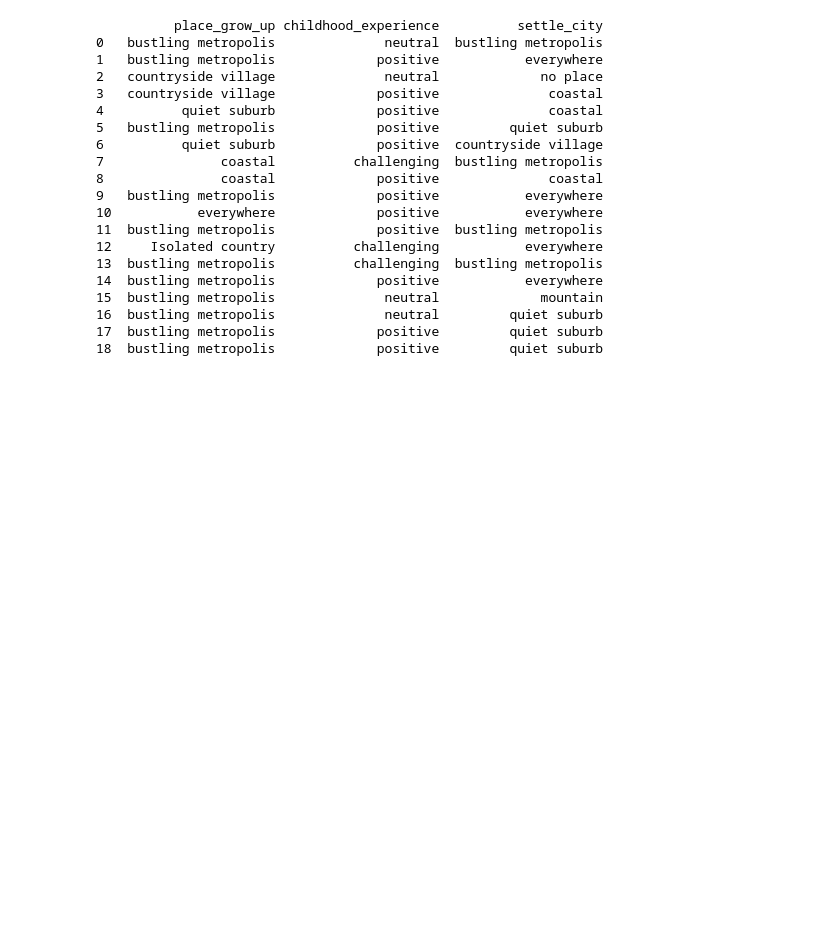
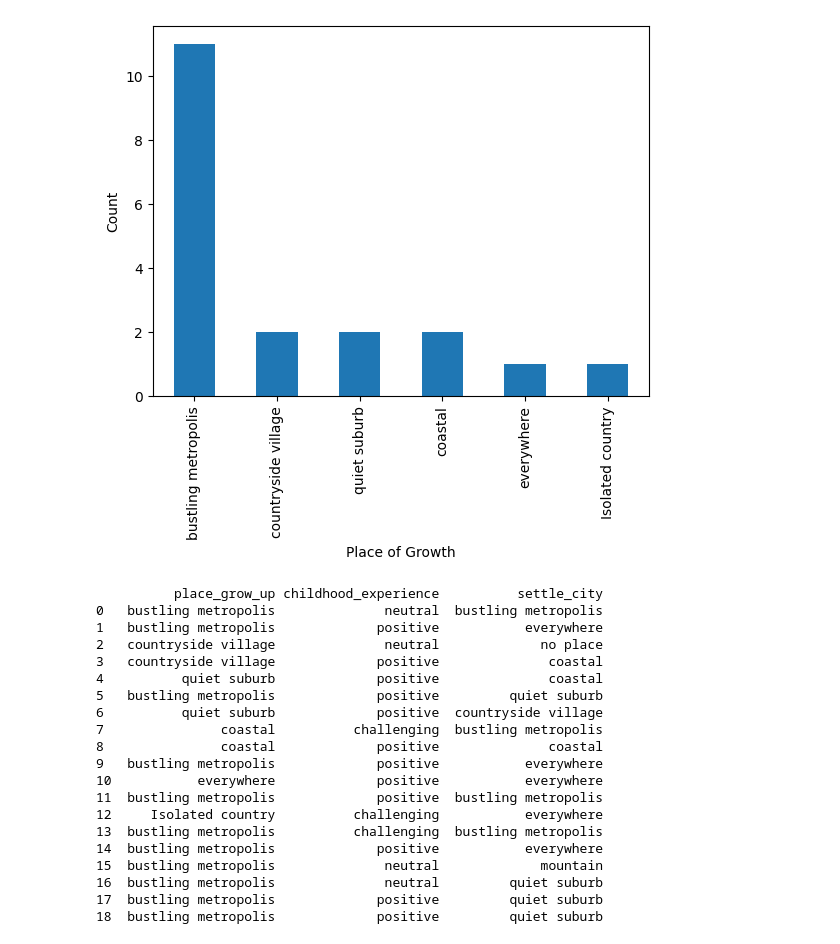
Before and after one commit to ziyan0109/Data_Analyse, a Jupyter notebook: Ziyan_DataAnalyse01.ipynb, the cells around one changed output. Cells and saved outputs as stored; diff of their text form; code cells hidden in the pictures; blank space fills up the shorter version.

```diff
--- a/Ziyan_DataAnalyse01.ipynb
+++ b/Ziyan_DataAnalyse01.ipynb
@@ -16,0 +19,3 @@ Survey.head()
+# %%
+hometown_attri = Survey['place_grow_up'].tolist()
+print (hometown_attri)
@@ -16,0 +24,3 @@ Survey.head()
+# %%
+place_counts = pd.Series(hometown_attri).value_counts()
+print (place_counts)
@@ -16,0 +35,8 @@ Survey.head()
+# %%
+place_counts.plot(kind='bar')
+plt. title = hometown_attri
+plt. xlabel ('Place of Growth')
+plt. ylabel ('Count')
+plt.show()
+# %% [output]
+[figure, added]
```
Also changed, not shown: parts of 14 cells of this notebook.
